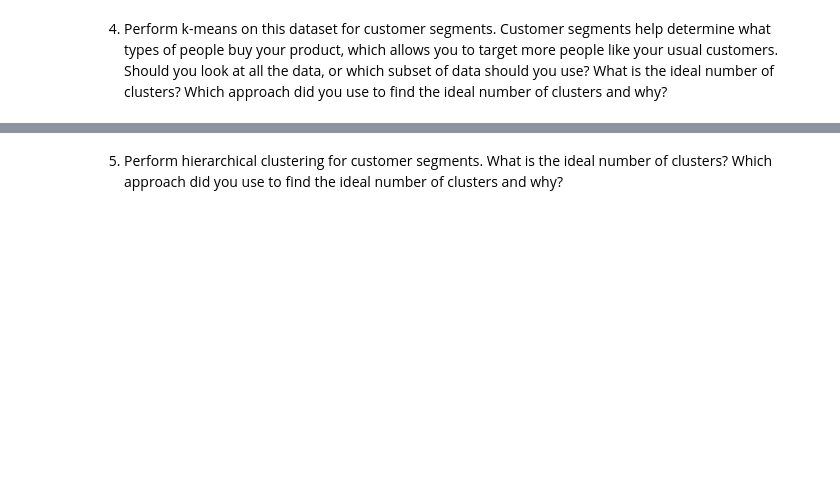
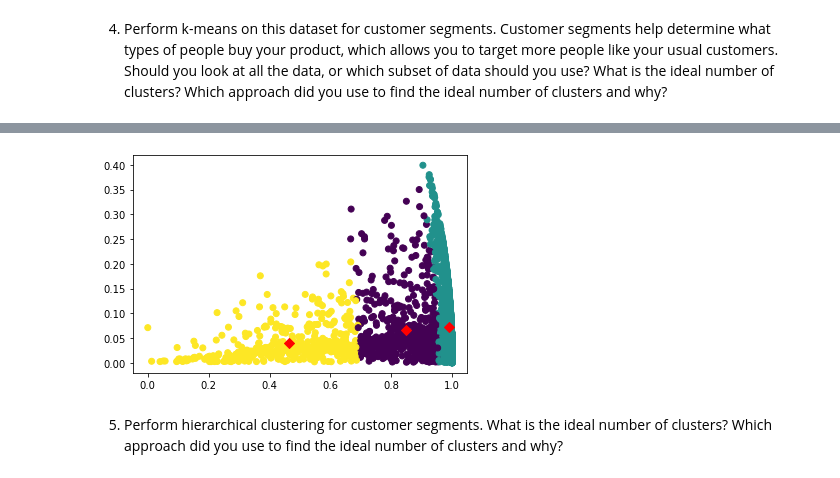
Before and after one commit to asma512/Data_Science_BootCamp, a Jupyter notebook: Week_19/unsupervised_learning_hw.ipynb, the cells around one changed output, grey strips where cells are left out. Saved outputs shown, nothing was run; the diff lists cells and outputs as text; code cells hidden in the pictures; blank space fills up the shorter version.

```diff
--- a/Week_19/unsupervised_learning_hw.ipynb
+++ b/Week_19/unsupervised_learning_hw.ipynb
@@ -153,0 +152,3 @@ data.duplicated().sum()
+# %%
+time_diff_in_days = pd.Series(data = [d.days for d in days_since_last_purchase], index = cust_df.index)
+time_diff_in_days
@@ -153,0 +169,3 @@ data.duplicated().sum()
+# %%
+cust_df['InvoiceDate'] = time_diff_in_days
+cust_df.head()
@@ -158,8 +184,8 @@ I grouped the data frame by customer ID separately and aggregate the InvoiceDate
 # %%
 from sklearn.preprocessing import Normalizer
 
-X = cust_df.drop(['Country','InvoiceDate'], axis=1).values
+X = cust_df.drop('Country', axis=1).values
 n = Normalizer()
-x_norm = n.fit_transform(X)
-norm_df = pd.DataFrame(x_norm, columns = ['TotalAmount', 'TotalItems', 'AvgPrice', 'TotalTransactions'])
-norm_df.head()
+norm_new = n.fit_transform(X)
+norm_cust_df = pd.DataFrame(norm_new,columns=["TotalAmount","InvoiceDate","InvoiceNo"])
+norm_cust_df
@@ -182,23 +225,22 @@ plt.title('Elbow Method with inertias')
 # %%
 model = KMeans(n_clusters=3)
-model.fit(x_norm)
-cluster = model.predict(x_norm)
+model.fit(norm_new )
+cluster = model.predict(norm_new )
 # %%
-quantity = x_norm[:,1]
+total_amount = norm_cust_df.iloc[:,0]
 
-price = x_norm[:,2]
+invoice_date = norm_cust_df.iloc[:,2]
 
 centroids = model.cluster_centers_
 
-
-centroids_x = centroids[:,1]
+centroids_x = centroids[:,0]
 centroids_y = centroids[:,2]
 
-plt.scatter(quantity, price, c=cluster)
+plt.scatter(total_amount, invoice_date, c=cluster)
 plt.scatter(centroids_x, centroids_y, marker='D', c='red', s=50)
-
-
 plt.show()
+# %% [output]
+[figure, added]
 # %% [markdown]
 5.	Perform hierarchical clustering for customer segments. What is the ideal number of clusters? Which approach did you use to find the ideal number of clusters and why?
 # %%
```
Also changed, not shown: parts of 10 cells of this notebook.
